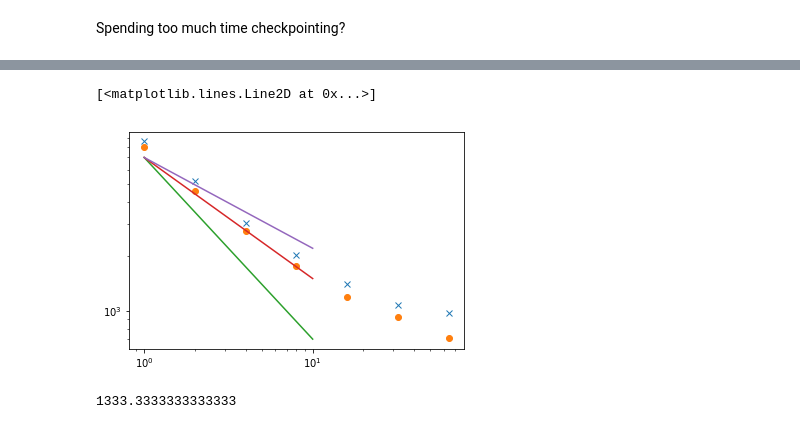
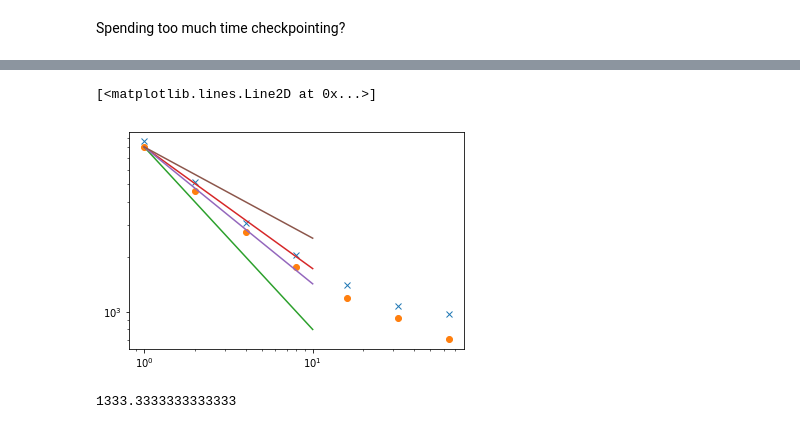
Before and after one commit to guyer/phasefieldbenchmark-8, a Jupyter notebook: analysis.ipynb, the cells around one changed output, grey strips where cells are left out. Cells and saved outputs as stored; diff of their text form; code cells hidden in the pictures.

```diff
--- a/analysis.ipynb
+++ b/analysis.ipynb
@@ -394,14 +390,15 @@ scaling2
 # %%
 plt.loglog(scaling['nproc'], scaling['duration'], linestyle="", marker="x")
 plt.loglog(scaling2['nproc'], scaling2['duration'], linestyle="", marker="o")
-A = 7e3
+A = 8e3
 dx = 10
 plt.loglog([1, dx], [A, A * dx**-1])
 plt.loglog([1, dx], [A, A * dx**-.6666])
+plt.loglog([1, dx], [A, A * dx**-.75])
 plt.loglog([1, dx], [A, A * dx**-.5])
 # %% [output]
 [<matplotlib.lines.Line2D at 0x...>]
-[figure, old version]
+[figure, new version]
 # %%
 4e3 * 3**-1
 # %% [output]
```
Also changed, not shown: parts of 5 cells of this notebook.
